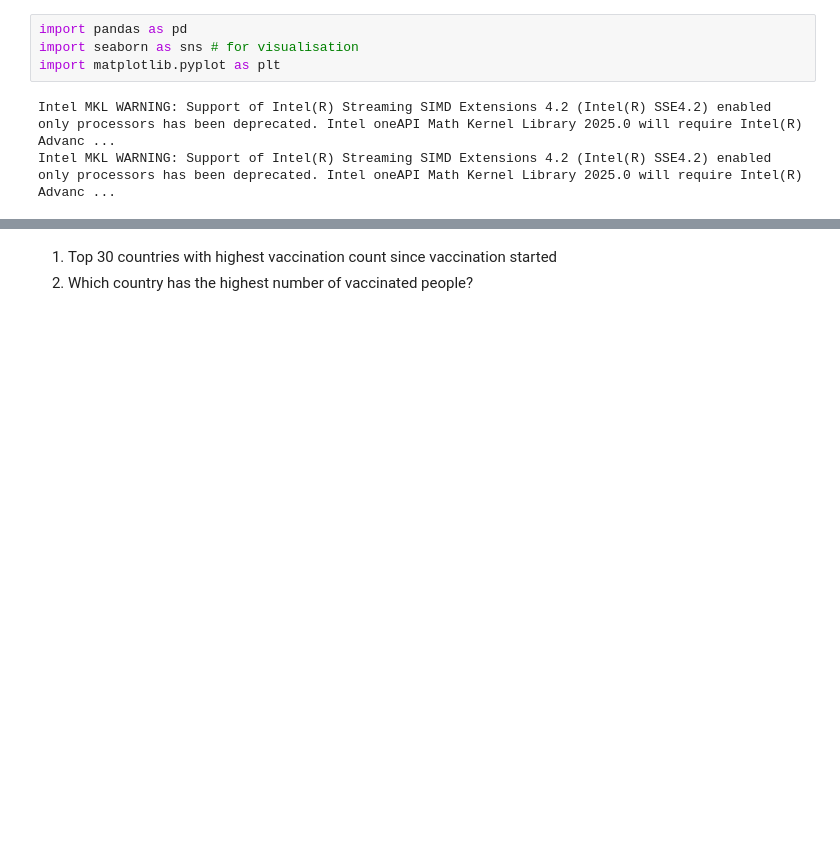
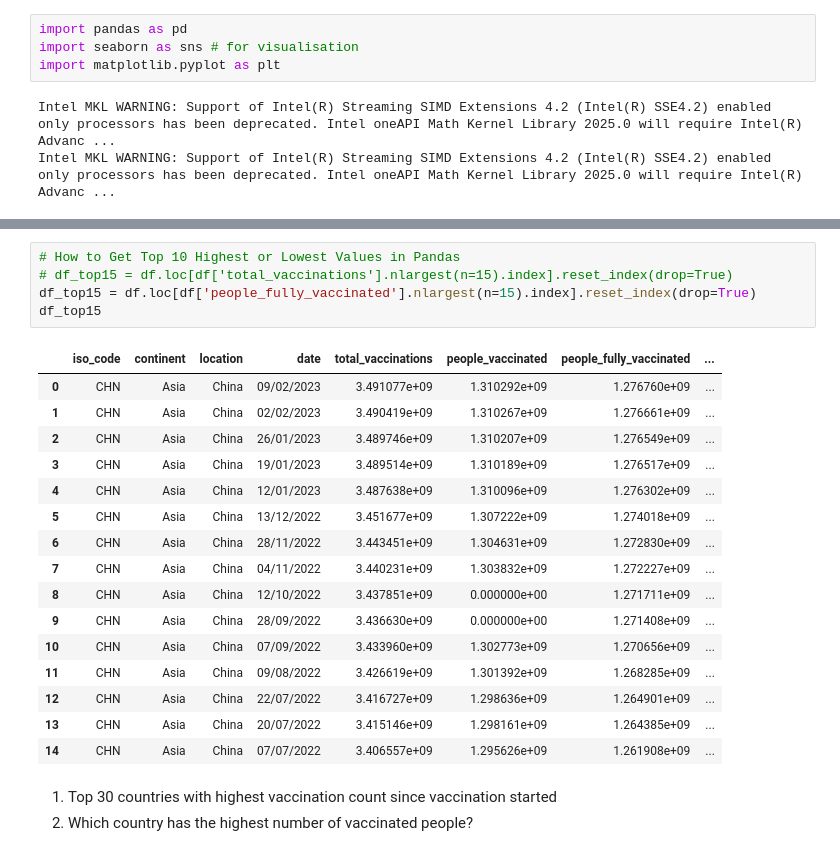
Before and after one commit to lewah/mangosplit, a Jupyter notebook: COVID-19/step3.ipynb, the cells around one changed output, grey strips where cells are left out. Drawn from its saved outputs; the diff is of its cells as text; blank space fills up the shorter version.

```diff
--- a/COVID-19/step3.ipynb
+++ b/COVID-19/step3.ipynb
@@ -18,3 +69,25 @@ df.head()
+# %%
+# How to Get Top 10 Highest or Lowest Values in Pandas
+# df_top15 = df.loc[df['total_vaccinations'].nlargest(n=15).index].reset_index(drop=True)
+df_top15 = df.loc[df['people_fully_vaccinated'].nlargest(n=15).index].reset_index(drop=True)
+df_top15
+# %% [output]
+|  | iso_code | continent | location | date | total_vaccinations | people_vaccinated | people_fully_vaccinated | ... |
+| 0 | CHN | Asia | China | 09/02/2023 | 3.491077e+09 | 1.310292e+09 | 1.276760e+09 | ... |
+| 1 | CHN | Asia | China | 02/02/2023 | 3.490419e+09 | 1.310267e+09 | 1.276661e+09 | ... |
+| 2 | CHN | Asia | China | 26/01/2023 | 3.489746e+09 | 1.310207e+09 | 1.276549e+09 | ... |
+| 3 | CHN | Asia | China | 19/01/2023 | 3.489514e+09 | 1.310189e+09 | 1.276517e+09 | ... |
+| 4 | CHN | Asia | China | 12/01/2023 | 3.487638e+09 | 1.310096e+09 | 1.276302e+09 | ... |
+| 5 | CHN | Asia | China | 13/12/2022 | 3.451677e+09 | 1.307222e+09 | 1.274018e+09 | ... |
+| 6 | CHN | Asia | China | 28/11/2022 | 3.443451e+09 | 1.304631e+09 | 1.272830e+09 | ... |
+| 7 | CHN | Asia | China | 04/11/2022 | 3.440231e+09 | 1.303832e+09 | 1.272227e+09 | ... |
+| 8 | CHN | Asia | China | 12/10/2022 | 3.437851e+09 | 0.000000e+00 | 1.271711e+09 | ... |
+| 9 | CHN | Asia | China | 28/09/2022 | 3.436630e+09 | 0.000000e+00 | 1.271408e+09 | ... |
+| 10 | CHN | Asia | China | 07/09/2022 | 3.433960e+09 | 1.302773e+09 | 1.270656e+09 | ... |
+| 11 | CHN | Asia | China | 09/08/2022 | 3.426619e+09 | 1.301392e+09 | 1.268285e+09 | ... |
+| 12 | CHN | Asia | China | 22/07/2022 | 3.416727e+09 | 1.298636e+09 | 1.264901e+09 | ... |
+| 13 | CHN | Asia | China | 20/07/2022 | 3.415146e+09 | 1.298161e+09 | 1.264385e+09 | ... |
+| 14 | CHN | Asia | China | 07/07/2022 | 3.406557e+09 | 1.295626e+09 | 1.261908e+09 | ... |
 # %% [markdown]
 1. Top 30 countries with highest vaccination count since vaccination started
 2. Which country has the highest number of vaccinated people?
```
Also changed, not shown: parts of 4 cells of this notebook.
